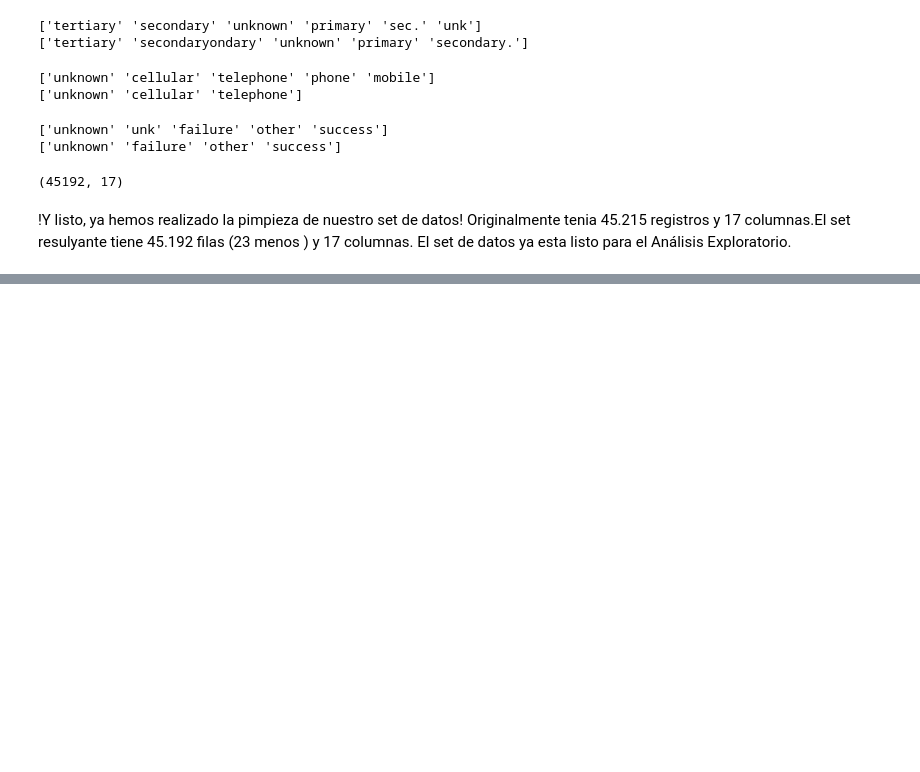
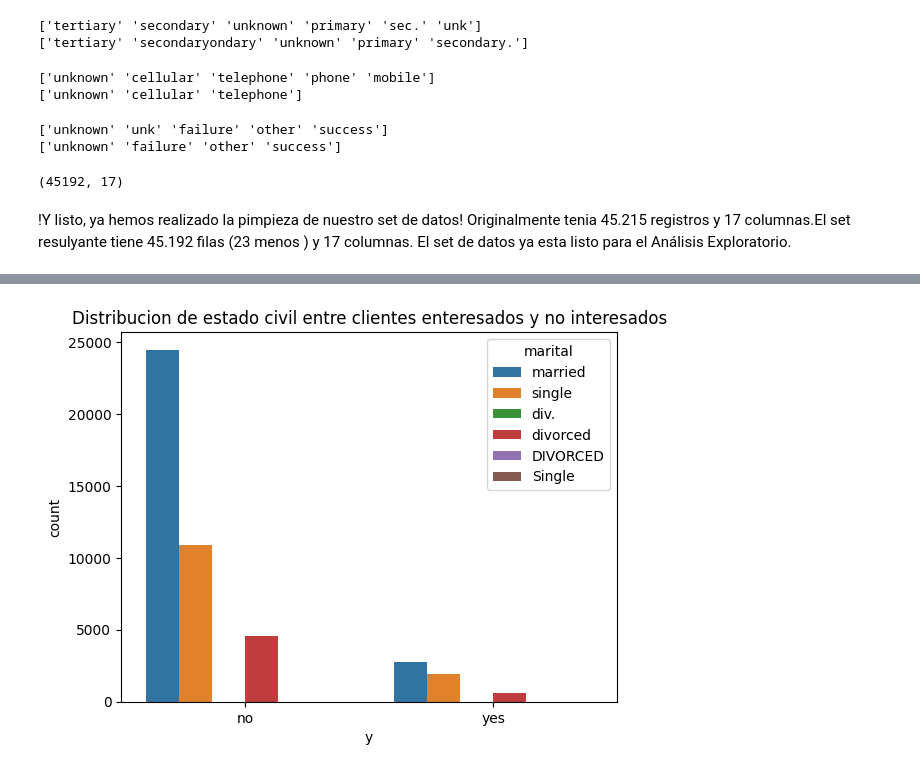
Before and after one commit to LPaolaDuarte/Talento-tech, a Jupyter notebook: TUTORIAL_LIMPIEZA_DE_DATOS_CON_PYTHON_Y_PANDAS.ipynb, the cells around one changed output, grey strips where cells are left out. Saved outputs shown, nothing was run; the diff lists cells and outputs as text; code cells hidden in the pictures; blank space fills up the shorter version.

```diff
--- a/TUTORIAL_LIMPIEZA_DE_DATOS_CON_PYTHON_Y_PANDAS.ipynb
+++ b/TUTORIAL_LIMPIEZA_DE_DATOS_CON_PYTHON_Y_PANDAS.ipynb
@@ -352,0 +428,7 @@ data.to_csv(ruta, index=False)
+# %%
+# Distibucion de genero entre clientes interesados :
+sns.countplot(x='y', hue='marital', data=data)
+plt.title('Distribucion de estado civil entre clientes enteresados y no interesados')
+plt.show()
+# %% [output]
+[figure, added]
```
Also changed, not shown: parts of 11 cells of this notebook.
